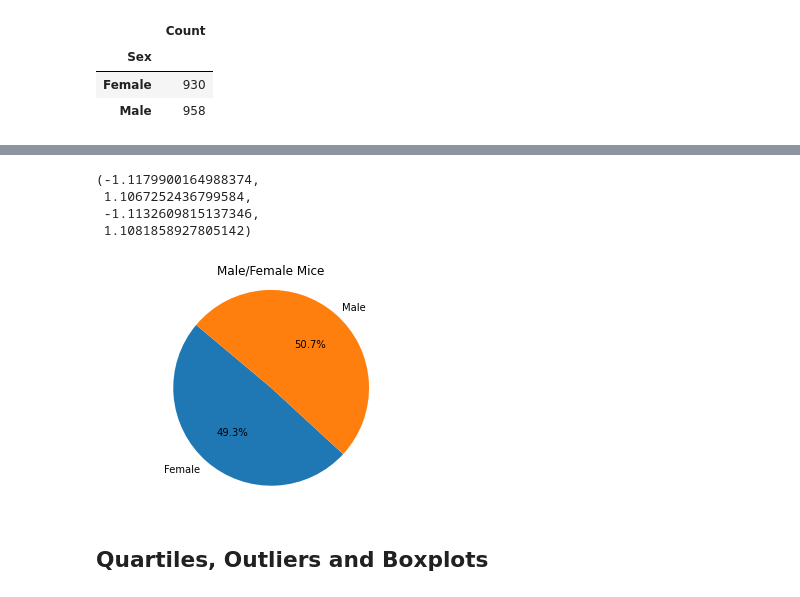
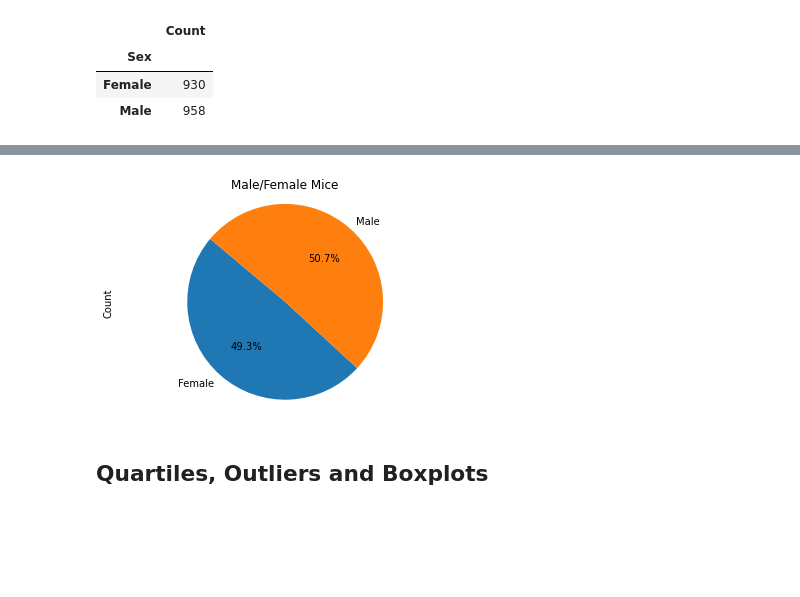
Before and after one commit to potterc22/MatPlotLib-Challenge, a Jupyter notebook: pymaceuticals_starter.ipynb, the cells around one changed output, grey strips where cells are left out. Cells and saved outputs as stored; diff of their text form; code cells hidden in the pictures; blank space fills up the shorter version.

Commit message:
Minor tweaks to pie chart

```diff
--- a/pymaceuticals_starter.ipynb
+++ b/pymaceuticals_starter.ipynb
@@ -183,15 +186,13 @@ plt.axis('equal')
 # %%
 # Generate a pie plot showing the distribution of female versus male mice using pyplot
 gender_counts = gender_counts.reset_index()
 plt.pie(gender_counts['Count'], labels= gender_counts['Sex'], autopct='%1.1f%%', startangle=140)
 plt.title('Male/Female Mice')
 plt.axis('equal')
+plt.ylabel('Count')
+plt.show()
 # %% [output]
-(-1.1179900164988374,
- 1.1067252436799584,
- -1.1132609815137346,
- 1.1081858927805142)
-[figure, old version]
+[figure, new version]
 # %% [markdown]
 ## Quartiles, Outliers and Boxplots
 # %%
```
Also changed, not shown: parts of 8 cells of this notebook.
